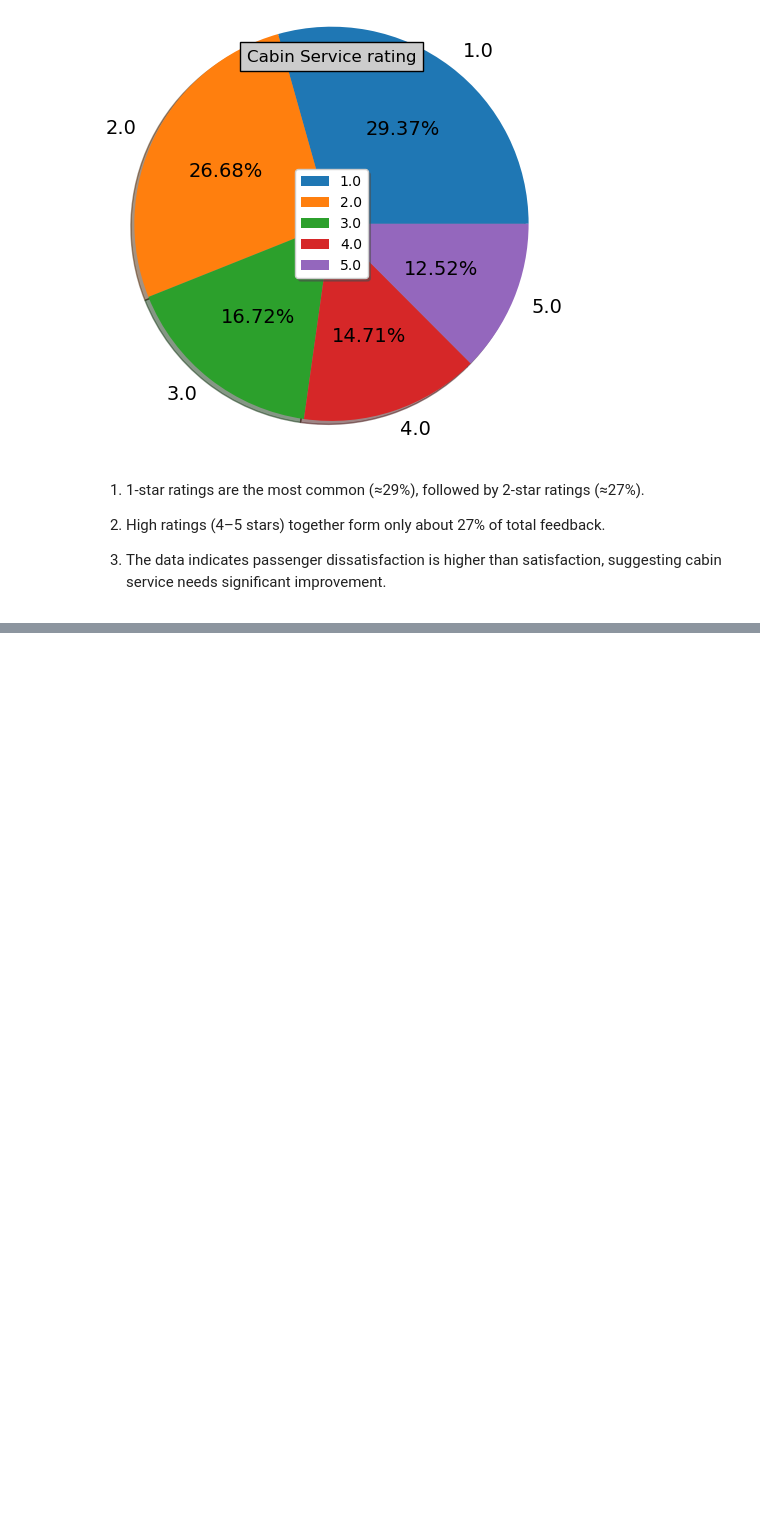
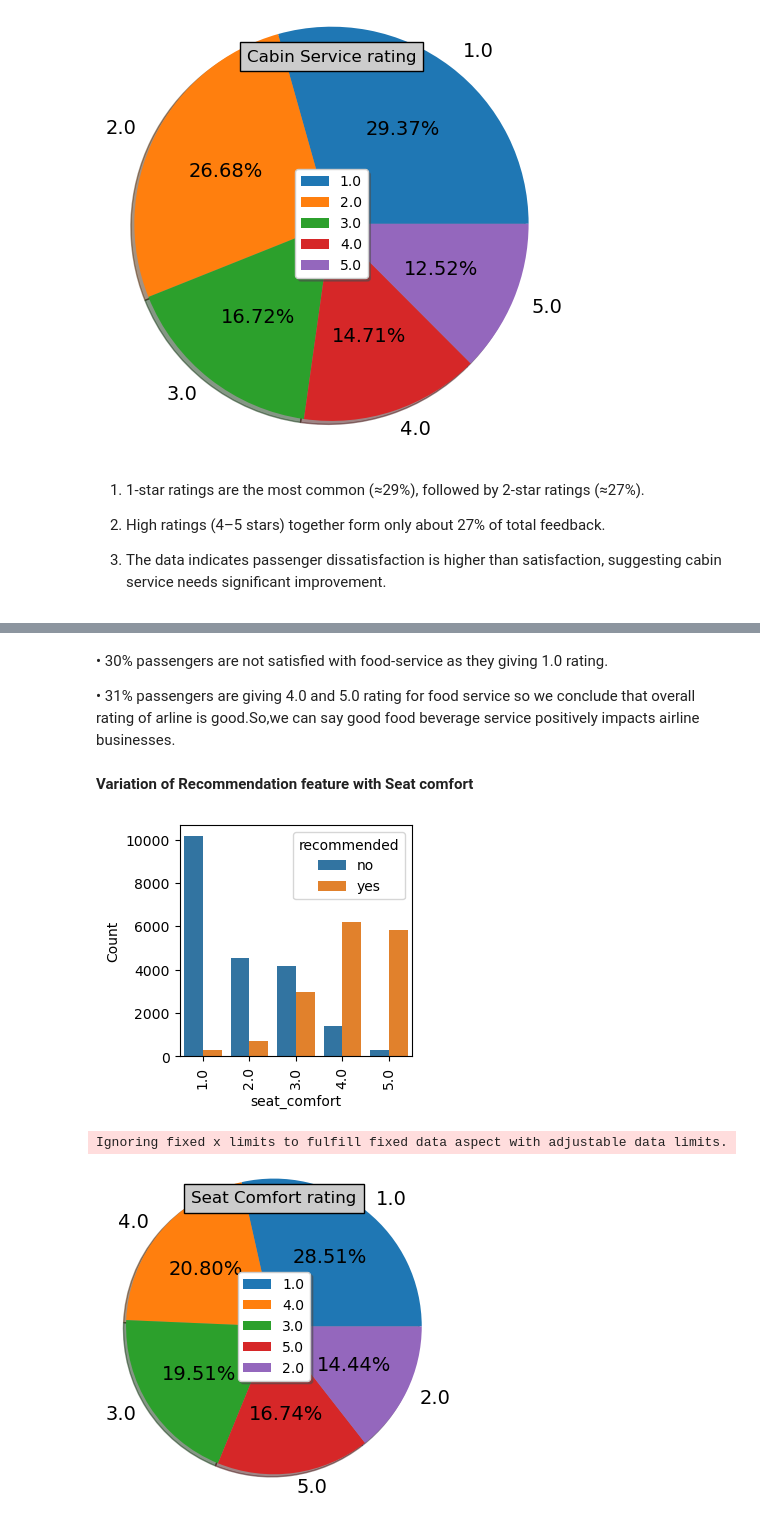
Before and after one commit to Siddharth3271/Airline-Passenger-Refferal-Prediction, a Jupyter notebook: code.ipynb, the cells around one changed output, grey strips where cells are left out. Drawn from its saved outputs; the diff is of its cells as text; code cells hidden in the pictures; blank space fills up the shorter version.

```diff
--- a/code.ipynb
+++ b/code.ipynb
@@ -366,0 +397,29 @@ Name: cabin_service, Length: 37539, dtype: float64>
+# %% [markdown]
+•	30% passengers are not satisfied with food-service as they giving 1.0 rating.
+
+•	31% passengers are giving 4.0 and 5.0 rating for food service so we conclude that overall rating of arline is good.So,we can say good food beverage service positively impacts airline businesses.
+# %% [markdown]
+**Variation of Recommendation feature with Seat comfort**
+# %%
+#setting the figure size and plotting the graph
+airline_df.dropna(subset=['recommended'],inplace=True)
+plt.figure(figsize=(3,3))
+sns.countplot(x=airline_df['seat_comfort'],hue=airline_df['recommended'])
+plt.xlabel('seat_comfort')
+plt.ylabel('Count')
+plt.xticks(rotation=90)
+plt.show()
+
+print(" ")
+label_for_seat_service = ['1.0','4.0','3.0','5.0','2.0']
+data4 = airline_df['seat_comfort'].value_counts().values
+plt.figure(figsize=(3,3))
+plt.axis("equal")
+plt.title('Seat Comfort rating',bbox={'facecolor':'0.8', 'pad':5})
+plt.pie(data4, labels = label_for_seat_service,radius=1.6,autopct='%0.2f%%',shadow=True,textprops={'fontsize': 14})
+plt.legend(loc='center',shadow=True,fancybox=True)
+plt.show()
+# %% [output]
+[figure, added]
+Ignoring fixed x limits to fulfill fixed data aspect with adjustable data limits.
+[figure, added]
```
Also changed, not shown: parts of 16 cells of this notebook.
